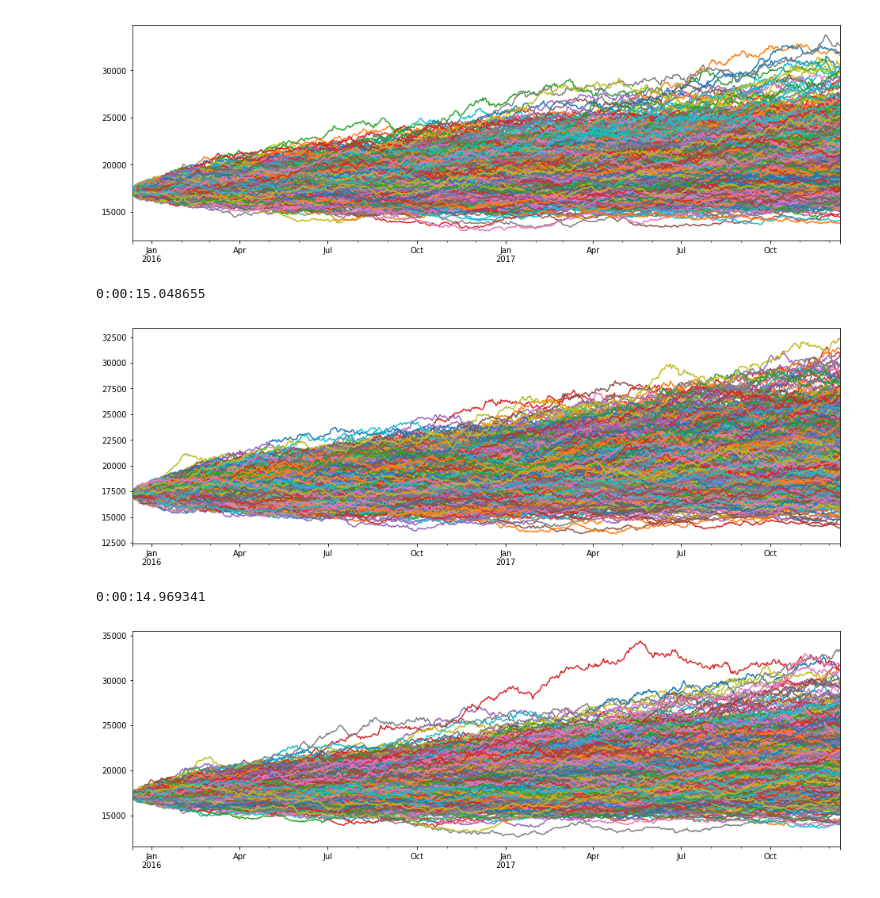
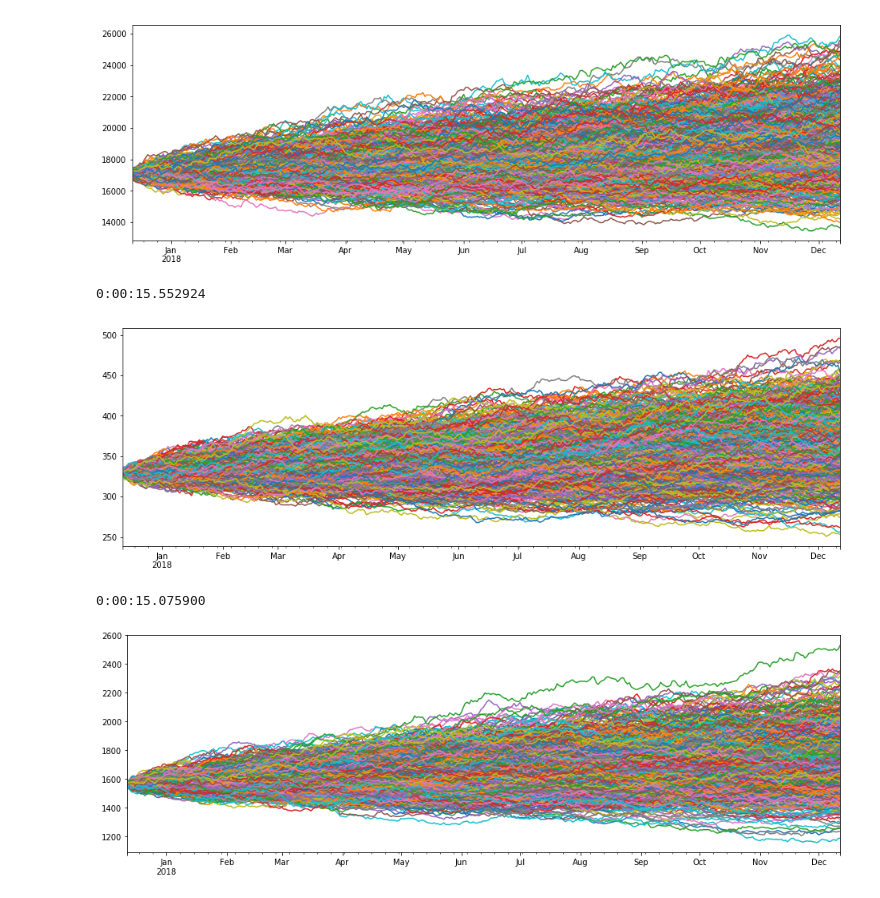
Before and after one commit to Niteeshkanungo/Final-project, a Jupyter notebook: Monte_Carlo.ipynb, the cells around one changed output. Saved outputs shown, nothing was run; the diff lists cells and outputs as text; code cells hidden in the pictures.

```diff
--- a/Monte_Carlo.ipynb
+++ b/Monte_Carlo.ipynb
@@ -15,7 +15,7 @@ import timeit
 # %%
 #Start date and End date is refers to time period for fetching the data using the Pandas dataframe API
 #We have selected data for atleast 2 years to
-start_date = datetime.datetime(2015, 12, 12)
+start_date = datetime.datetime(2016, 12, 12)
 end_date = datetime.datetime(2017, 12, 12)
 
 #Source is yahoo finance
@@ -34,50 +34,52 @@ ticker_price.dropna(0)
 ticker_price.to_csv("Ticker_price.csv")
 # %%
 #Function to generate geometric brownian motion
-def brownian_motion(N = 100, mu = 0.1, sigma = 0.01, S0 = 1,dt = 1):
+def brownian_motion(N = 100, mu = 0.1, sigma = 0.01, S0 = 1, dt = 1):
     X = np.random.normal(mu * dt, sigma* np.sqrt(dt), N) #standard brownian motion using normal distribution
     X = np.cumsum(X) #We perform cumulative sum generated by normal distribution
     S = S0 * np.exp(X) #geometric brownian motion
     return S
 
 #Choosing date range as per the time period
-dates = pd.date_range('2015-12-12', '2017-12-12')
+dates = pd.date_range('2017-12-12', '2018-12-12')
 D = (dates.max()-dates.min()).days / 365
 N = dates.size
 dt = D/N
 # %%
 #Using the initial value of the price,we generate plots for each bitcoin with iteration of 1000.Here it is BTC.
 start_time_timeit = datetime.datetime.now()
-start = ticker_price["BTC-USD"][-1]
+start_price_BTC = ticker_price["BTC-USD"][-1]
 m= 1000
 for i in range(m):
-    btc = pd.Series(brownian_motion( N, sigma=0.1, S0=start,dt = dt), index=dates)
+    btc = pd.Series(brownian_motion( N, sigma=0.1, S0=start_price_BTC,dt = dt), index=dates)
     btc.plot(figsize=(16,5))
+btc.plot(figsize=(16,5))
 plt.show()
+##For optimization
 print(datetime.datetime.now()- start_time_timeit)
 # %% [output]
-[figure, old version]
+[figure, new version]
-0:00:15.048655
+0:00:15.552924
 # %%
 # Using the initial value of the price, we generate plots for each Litecoin with iteration of 1000.Here it is LTC.
 start_time_timeit = datetime.datetime.now()
-start_price = ticker_price["LTC-USD"][-1]
+start_price_LTC = ticker_price["LTC-USD"][-1]
 for i in range(1000):
-    ltc = pd.Series(brownian_motion(N, sigma=0.1, S0=start,dt =dt), index=dates)
+    ltc = pd.Series(brownian_motion(N, sigma=0.1, S0=start_price_LTC,dt =dt), index=dates)
     ltc.plot(figsize=(16,5))
 plt.show()
 print(datetime.datetime.now()- start_time_timeit)
 # %% [output]
-[figure, old version]
+[figure, new version]
-0:00:14.969341
+0:00:15.075900
 # %%
 # Using the initial value of the price,we generate plots for each Bitcoin Cash with iteration of 1000.Here it is BCH.
-start_price = ticker_price["BCH-USD"][-1]
+start_price_BCH = ticker_price["BCH-USD"][-1]
 for i in range(1000):
-    bch = pd.Series(brownian_motion(N, sigma=0.1, S0=start,dt =dt), index=dates)
+    bch = pd.Series(brownian_motion(N, sigma=0.1, S0=start_price_BCH, dt =dt), index=dates)
     bch.plot(figsize=(16,5))
 plt.show()
 # %% [output]
-[figure, old version]
+[figure, new version]
 # %%
 # Using the initial value of the price,we generate plots for each Ethereum with iteration of 1000.Here it is ETH.
```
Also changed, not shown: parts of 5 cells of this notebook, 8 other files.
